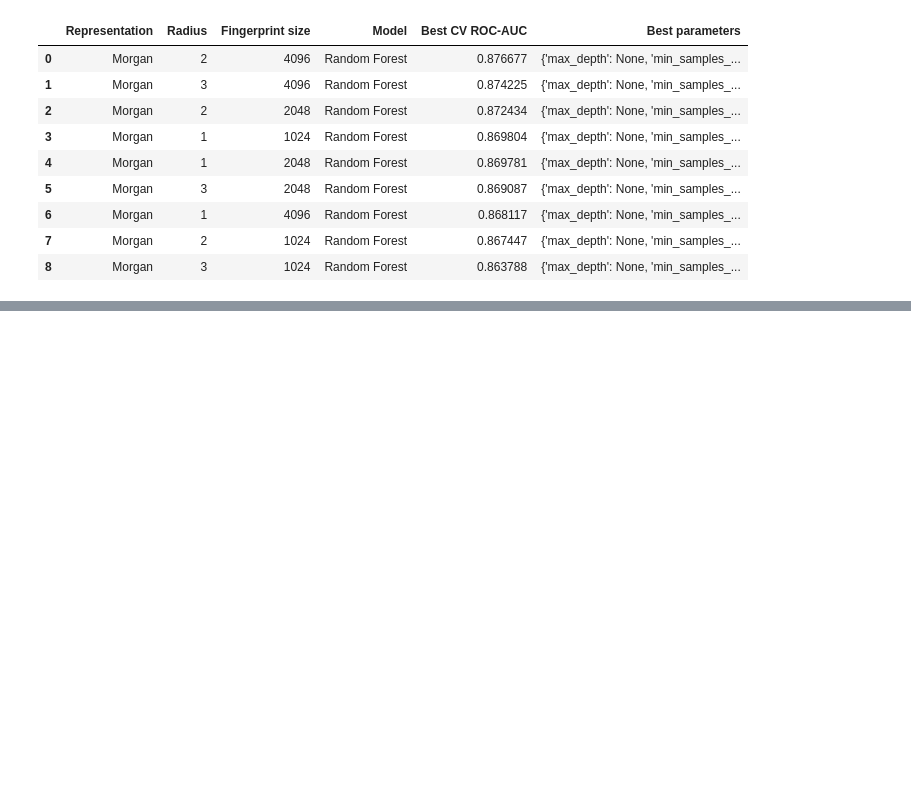
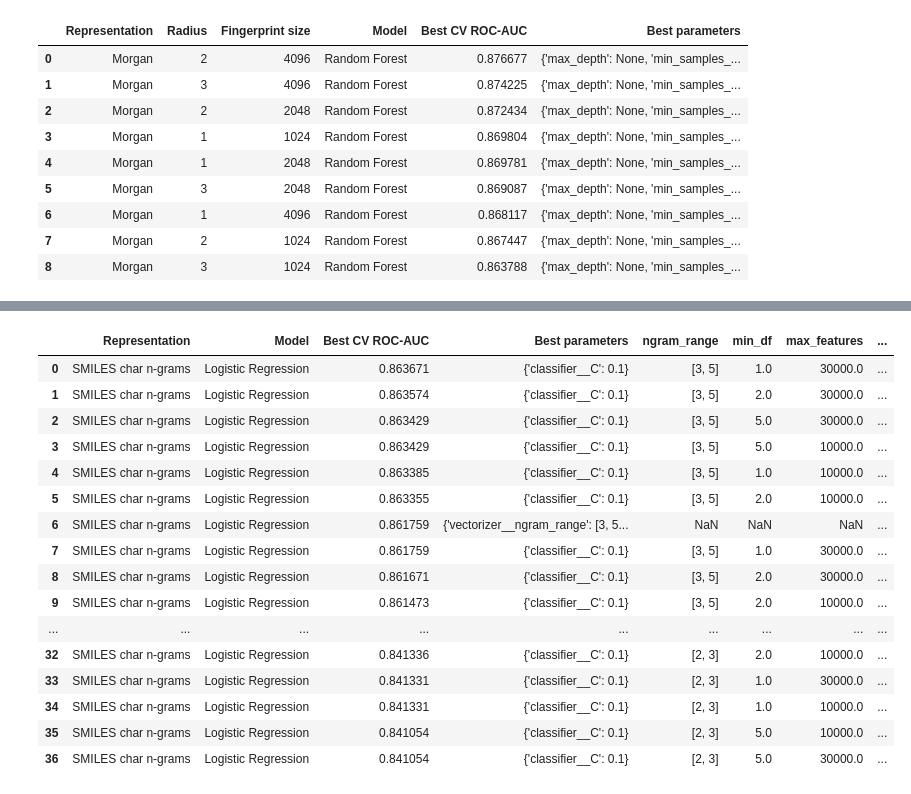
Before and after one commit to Gleisongarcia/Machine-learning-project, a Jupyter notebook: notebooks/cyp2c19_ml_analysis.ipynb, the cells around one changed output, grey strips where cells are left out. Saved outputs shown, nothing was run; the diff lists cells and outputs as text; code cells hidden in the pictures; blank space fills up the shorter version.

```diff
--- a/notebooks/cyp2c19_ml_analysis.ipynb
+++ b/notebooks/cyp2c19_ml_analysis.ipynb
@@ -890,3 +890,15 @@ RF: radius=3, n_bits=4096
 | 6 | Morgan | 1 | 4096 | Random Forest | 0.868117 | {'max_depth': None, 'min_samples_... |
 | 7 | Morgan | 2 | 1024 | Random Forest | 0.867447 | {'max_depth': None, 'min_samples_... |
 | 8 | Morgan | 3 | 1024 | Random Forest | 0.863788 | {'max_depth': None, 'min_samples_... |
+# %%
+all_results = pd.concat([
+    pd.DataFrame(json.load(open(LR_RESULTS))),
+    pd.DataFrame(json.load(open(RF_RESULTS))),
+]).sort_values("Best CV ROC-AUC", ascending=False).reset_index(drop=True)
+
+# Mejor configuración global
+best_overall = all_results.iloc[0]
+print("Mejor configuración global:")
+print(best_overall.to_dict())
+
+all_results
@@ -892,0 +968,55 @@ RF: radius=3, n_bits=4096
+# %%
+LR_TEXT_RESULTS = "results_text_lr.json"
+
+TEXT_REPRESENTATIONS = [
+    {"ngram_range": nr, "min_df": md, "max_features": mf, "binary": b}
+    for nr in [(2, 3), (2, 4), (3, 5)]
+    for md in [1, 2, 5]
+    for mf in [10000, 30000]
+    for b in [True, False]
+]
+
+lr_classifier_dist = {"classifier__C": [0.1, 1.0, 10.0]}
+
+for rep in TEXT_REPRESENTATIONS:
+    key = {
+        "Representation": "SMILES char n-grams",
+        "ngram_range": rep["ngram_range"],
+        "min_df": rep["min_df"],
+        "max_features": rep["max_features"],
+        "binary": rep["binary"],
+        "Model": "Logistic Regression",
+    }
+    if already_done(LR_TEXT_RESULTS, key):
+        print(f"Skip LR text {rep}")
+        continue
+
+    pipe = Pipeline([
+        ("vectorizer", CountVectorizer(
+            analyzer="char", dtype=np.float32,
+            ngram_range=rep["ngram_range"],
+            min_df=rep["min_df"],
+            max_features=rep["max_features"],
+            binary=rep["binary"],
+        )),
+        ("classifier", LogisticRegression(max_iter=2000, random_state=SEED)),
+    ])
+
+    search = GridSearchCV(
+        pipe, lr_classifier_dist,
+        scoring=SCORING, cv=folds, n_jobs=-1, refit=False,
+    )
+    search.fit(smiles_train, y_train)
+
+    append_result(LR_TEXT_RESULTS, {
+        **key,
+        "Best CV ROC-AUC": float(search.best_score_),
+        "Best parameters": search.best_params_,
+    })
+    print(f"LR text {rep} → {search.best_score_:.4f}")
+    del search, pipe; gc.collect()
+
+pd.DataFrame(json.load(open(LR_TEXT_RESULTS))).sort_values(
+    "Best CV ROC-AUC", ascending=False
+).reset_index(drop=True)
+# %% [output]
@@ -892,0 +1040,17 @@ RF: radius=3, n_bits=4096
+|  | Representation | Model | Best CV ROC-AUC | Best parameters | ngram_range | min_df | max_features | ... |
+| 0 | SMILES char n-grams | Logistic Regression | 0.863671 | {'classifier__C': 0.1} | [3, 5] | 1.0 | 30000.0 | ... |
+| 1 | SMILES char n-grams | Logistic Regression | 0.863574 | {'classifier__C': 0.1} | [3, 5] | 2.0 | 30000.0 | ... |
+| 2 | SMILES char n-grams | Logistic Regression | 0.863429 | {'classifier__C': 0.1} | [3, 5] | 5.0 | 30000.0 | ... |
+| 3 | SMILES char n-grams | Logistic Regression | 0.863429 | {'classifier__C': 0.1} | [3, 5] | 5.0 | 10000.0 | ... |
+| 4 | SMILES char n-grams | Logistic Regression | 0.863385 | {'classifier__C': 0.1} | [3, 5] | 1.0 | 10000.0 | ... |
+| 5 | SMILES char n-grams | Logistic Regression | 0.863355 | {'classifier__C': 0.1} | [3, 5] | 2.0 | 10000.0 | ... |
+| 6 | SMILES char n-grams | Logistic Regression | 0.861759 | {'vectorizer__ngram_range': [3, 5... | NaN | NaN | NaN | ... |
+| 7 | SMILES char n-grams | Logistic Regression | 0.861759 | {'classifier__C': 0.1} | [3, 5] | 1.0 | 30000.0 | ... |
+| 8 | SMILES char n-grams | Logistic Regression | 0.861671 | {'classifier__C': 0.1} | [3, 5] | 2.0 | 30000.0 | ... |
+| 9 | SMILES char n-grams | Logistic Regression | 0.861473 | {'classifier__C': 0.1} | [3, 5] | 2.0 | 10000.0 | ... |
+| ... | ... | ... | ... | ... | ... | ... | ... | ... |
+| 32 | SMILES char n-grams | Logistic Regression | 0.841336 | {'classifier__C': 0.1} | [2, 3] | 2.0 | 10000.0 | ... |
+| 33 | SMILES char n-grams | Logistic Regression | 0.841331 | {'classifier__C': 0.1} | [2, 3] | 1.0 | 30000.0 | ... |
+| 34 | SMILES char n-grams | Logistic Regression | 0.841331 | {'classifier__C': 0.1} | [2, 3] | 1.0 | 10000.0 | ... |
+| 35 | SMILES char n-grams | Logistic Regression | 0.841054 | {'classifier__C': 0.1} | [2, 3] | 5.0 | 10000.0 | ... |
+| 36 | SMILES char n-grams | Logistic Regression | 0.841054 | {'classifier__C': 0.1} | [2, 3] | 5.0 | 30000.0 | ... |
```
Also changed, not shown: parts of 7 cells of this notebook.
